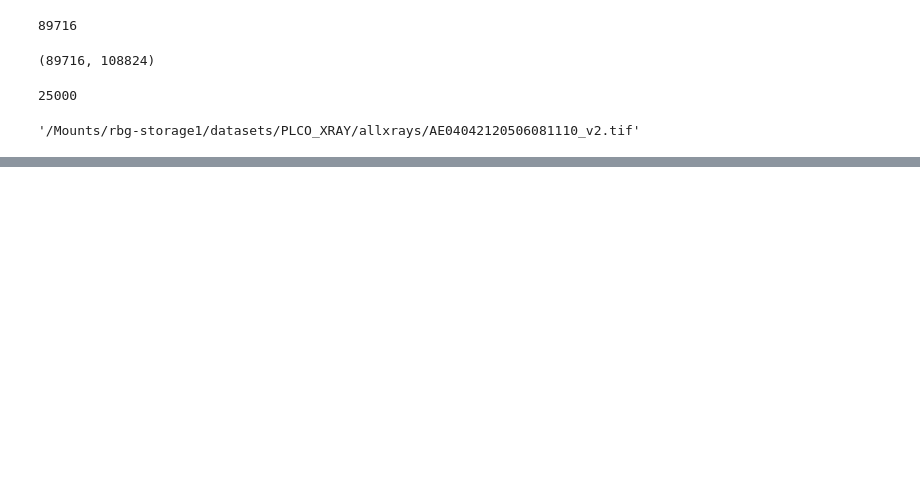
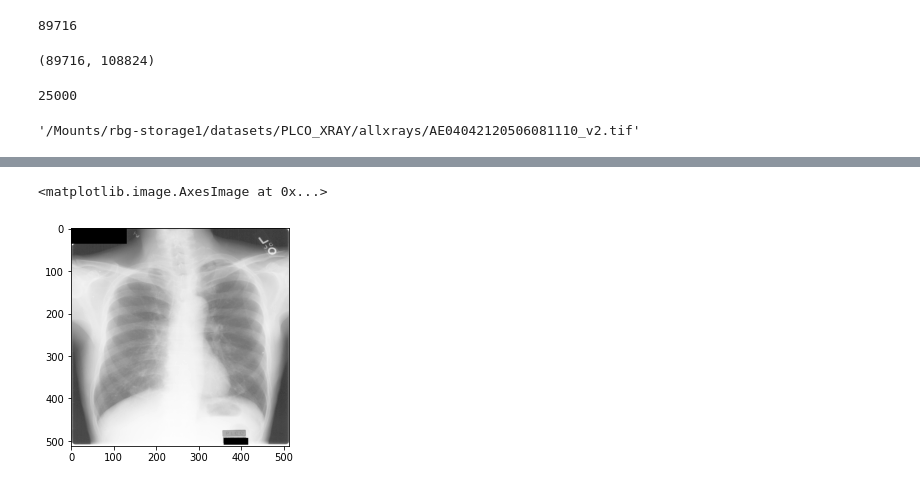
Before and after one commit to pgmikhael/SybilX, a Jupyter notebook: notebooks/updated_plco_eda.ipynb, the cells around one changed output, grey strips where cells are left out. Saved outputs shown, nothing was run; the diff lists cells and outputs as text; code cells hidden in the pictures; blank space fills up the shorter version.

```diff
--- a/notebooks/updated_plco_eda.ipynb
+++ b/notebooks/updated_plco_eda.ipynb
@@ -198,0 +114,2 @@ json.dump(list(json_dataset), open(args.output_json_path, "w"))
+# %%
+image = exposure.rescale_intensity(im, in_range='uint12')
@@ -198,0 +133,5 @@ json.dump(list(json_dataset), open(args.output_json_path, "w"))
+# %%
+plt.imshow(image, cmap='gray')
+# %% [output]
+<matplotlib.image.AxesImage at 0x...>
+[figure, added]
```
Also changed, not shown: parts of 26 cells of this notebook.
